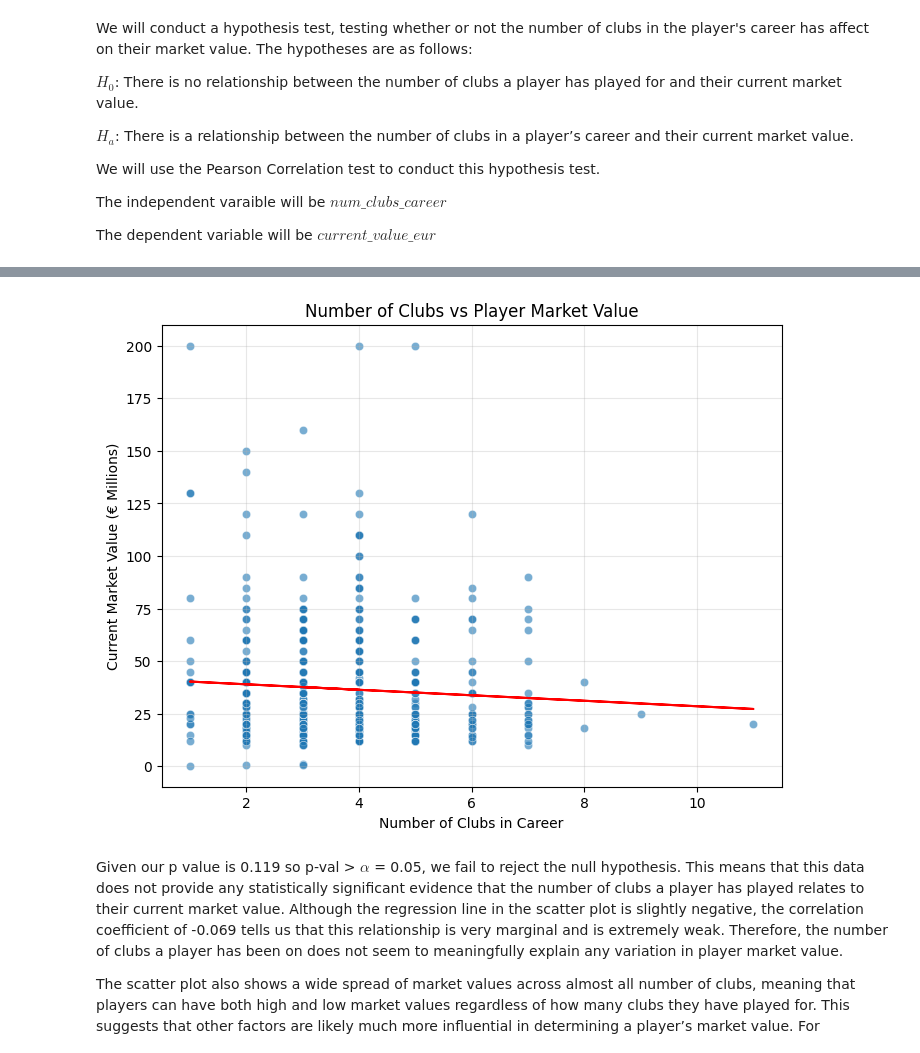
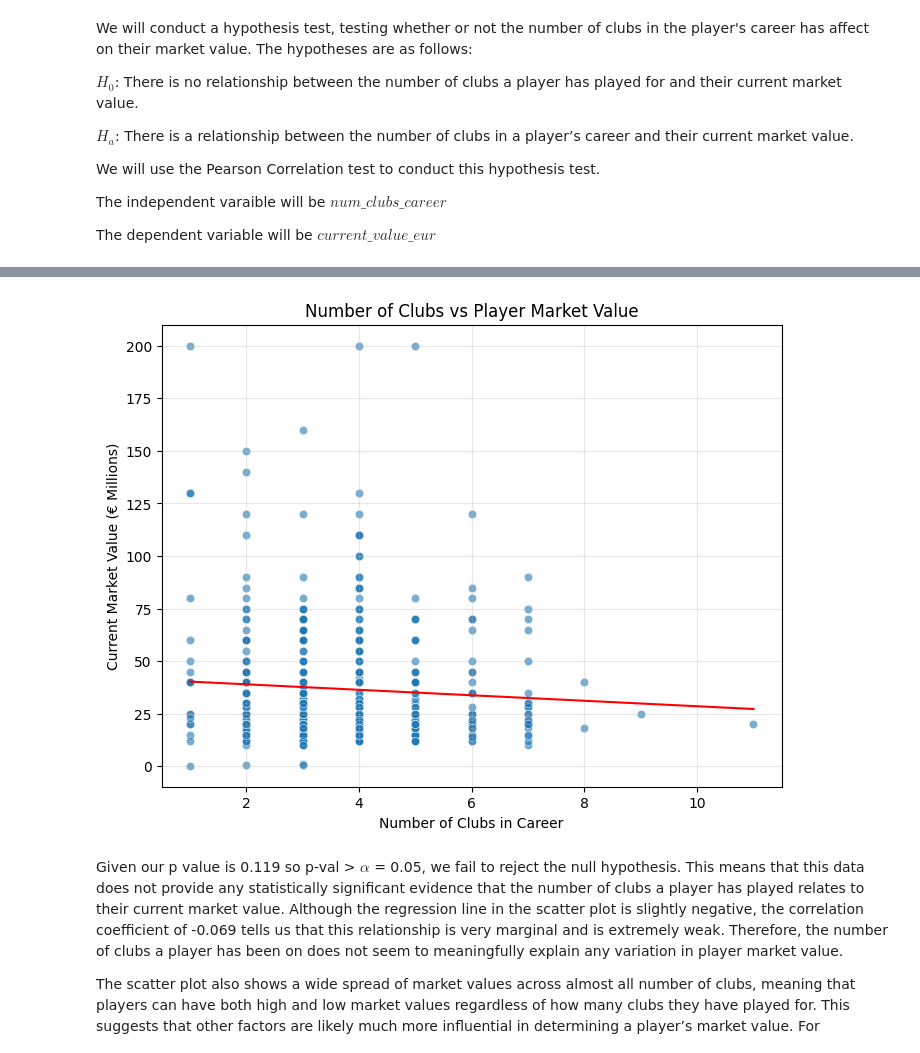
Before and after one commit to etah1/CMSC320-Semester-Project, a Jupyter notebook: checkpointTwo.ipynb, the cells around one changed output, grey strips where cells are left out. Saved outputs shown, nothing was run; the diff lists cells and outputs as text; code cells hidden in the pictures.

```diff
--- a/checkpointTwo.ipynb
+++ b/checkpointTwo.ipynb
@@ -265,28 +265,30 @@ P-value: 0.11928411744999212
 # %%
 import numpy as np
+import matplotlib.pyplot as plt
+import seaborn as sns
 
 plt.figure(figsize=(8,6))
 
 sns.scatterplot(
     data=players,
     x="num_clubs_career",
-    y="current_value_m",
+    y=y,
     alpha=0.6
 )
 
 m, b = np.polyfit(x, y, 1)
 
-plt.plot(x, m*x + b, color="red")
-
+x_line = np.linspace(x.min(), x.max(), 100)
+plt.plot(x_line, m * x_line + b, color="red")
 
 plt.title("Number of Clubs vs Player Market Value")
 plt.xlabel("Number of Clubs in Career")
 plt.ylabel("Current Market Value (€ Millions)")
 plt.grid(alpha=0.3)
 
 plt.show()
 # %% [output]
-[figure, old version]
+[figure, new version]
 # %% [markdown]
 Given our p value is 0.119 so p-val > $\alpha$ = 0.05, we fail to reject the null hypothesis. This means that this data does not provide any statistically significant evidence that the number of clubs a player has played relates to their current market value. Although the regression line in the scatter plot is slightly negative, the correlation coefficient of -0.069 tells us that this relationship is very marginal and is extremely weak. Therefore, the number of clubs a player has been on does not seem to meaningfully explain any variation in player market value.
 
```
Also changed, not shown: parts of 7 cells of this notebook.
